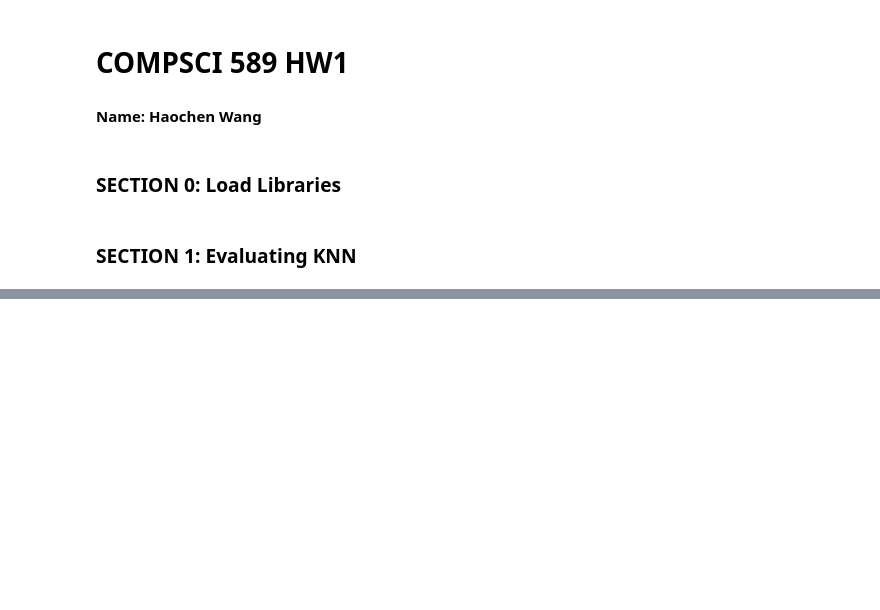
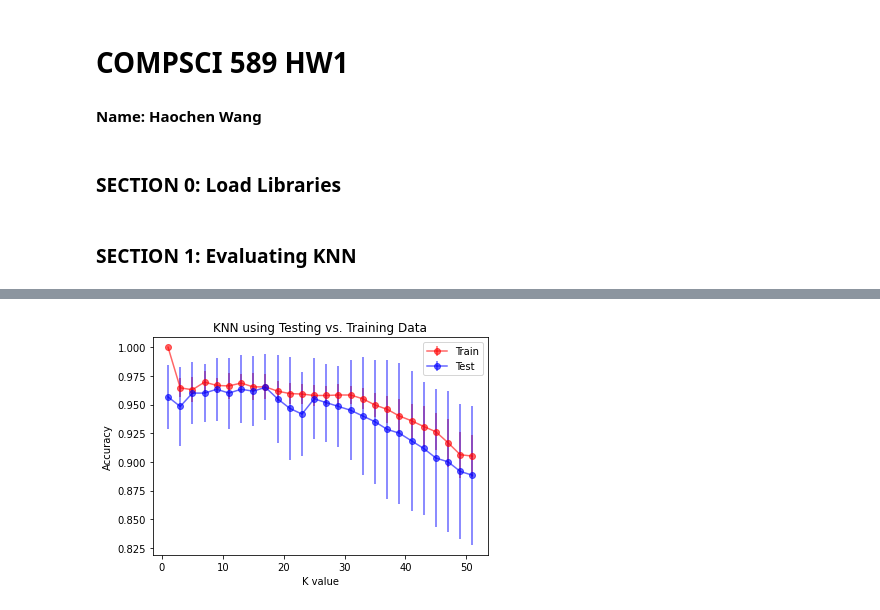
Before and after one commit to HarryWang0619/COMP589-HW1, a Jupyter notebook: KNN.ipynb, the cells around one changed output, grey strips where cells are left out. Cells and saved outputs as stored; diff of their text form; code cells hidden in the pictures; blank space fills up the shorter version.

```diff
--- a/KNN.ipynb
+++ b/KNN.ipynb
@@ -296,0 +295,10 @@ plt.show()
+# %%
+plt.errorbar(k, acctrain, yerr=stdtrain, fmt="-o", color = 'red', alpha = 0.6, label= "Train")
+plt.errorbar(k, acctest, yerr=stdtest, fmt="-o", color = 'blue', alpha = 0.6, label= "Test")
+plt.legend()
+plt.title("KNN using Testing vs. Training Data")
+plt.xlabel("K value")
+plt.ylabel("Accuracy")
+plt.show()
+# %% [output]
+[figure, added]
```
Also changed, not shown: parts of 13 cells of this notebook, 1 other file.
